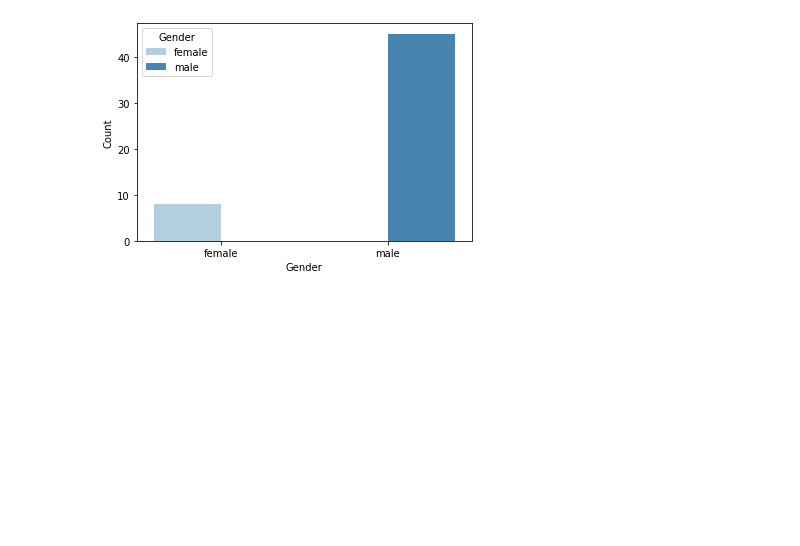
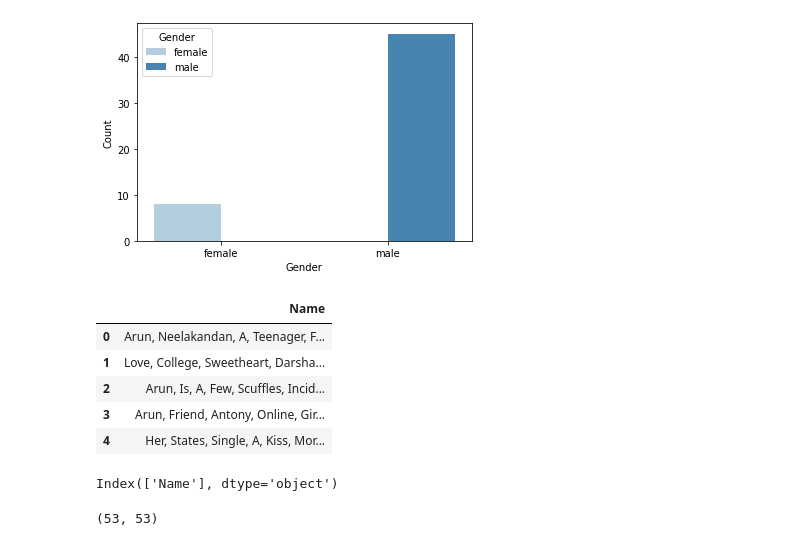
Before and after one commit to prashee04/Bollywood_movie_analysis, a Jupyter notebook: final/text/script.ipynb, the cells around one changed output. Drawn from its saved outputs; the diff is of its cells as text; code cells hidden in the pictures; blank space fills up the shorter version.

```diff
--- a/final/text/script.ipynb
+++ b/final/text/script.ipynb
@@ -305,3 +305,17 @@ plt.ylabel("Count")
 # %% [output]
 Text(0, 0.5, 'Count')
 [figure]
+# %%
+X = tab.drop('Gender', axis=1)
+X.head()
+# %% [output]
+|  | Name |
+| 0 | Arun, Neelakandan, A, Teenager, F... |
+| 1 | Love, College, Sweetheart, Darsha... |
+| 2 | Arun, Is, A, Few, Scuffles, Incid... |
+| 3 | Arun, Friend, Antony, Online, Gir... |
+| 4 | Her, States, Single, A, Kiss, Mor... |
+# %%
+X.columns
+# %% [output]
+Index(['Name'], dtype='object')
@@ -307,0 +331,6 @@ Text(0, 0.5, 'Count')
+# %%
+v = DictVectorizer(sparse=False)
+X = v.fit_transform(X.to_dict('records'))
+X.shape
+# %% [output]
+(53, 53)
```
Also changed, not shown: parts of 15 cells of this notebook, 1 other file.
